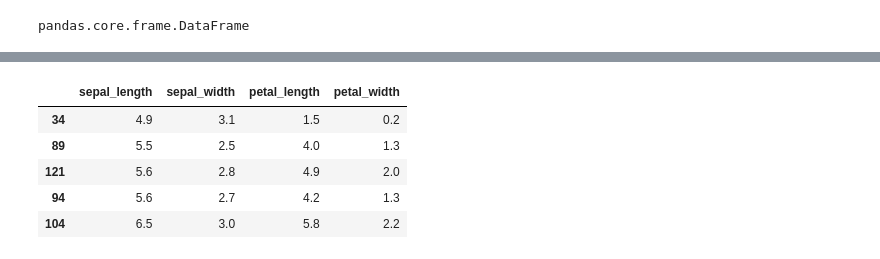
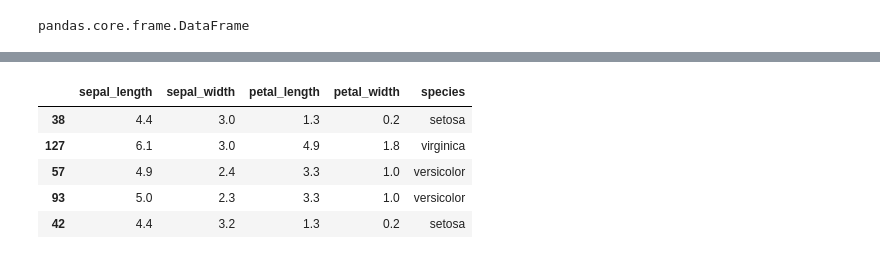
Before and after one commit to rolester/AzureMLModelExplain, a Jupyter notebook: AutoML-Iris-In-Notebook.ipynb, the cells around one changed output, grey strips where cells are left out. Cells and saved outputs as stored; diff of their text form; code cells hidden in the pictures.

```diff
--- a/AutoML-Iris-In-Notebook.ipynb
+++ b/AutoML-Iris-In-Notebook.ipynb
@@ -9,12 +9,31 @@ SDK version: 1.0.83
 # %%
-subscription_id = '6a0ec27b-1203-46fe-ade0-8c3003d5e4bc'
-resource_group  = 'PythonSDK'
-workspace_name  = 'pythonsdkworkspace'
+import pandas as pd
+#subscription_id = '6a0ec27b-1203-46fe-ade0-8c3003d5e4bc'
+#resource_group  = 'MLServiceWrokspace'
+#workspace_name  = 'MLServiceWrokspace'
 
-try:
-    ws = Workspace(subscription_id = subscription_id, resource_group = resource_group, workspace_name = workspace_name)
-    ws.write_config()
-    print('Library configuration succeeded')
-except:
-    print('Workspace not found')
+#try:
+#    ws = Workspace(subscription_id = subscription_id, resource_group = resource_group, workspace_name = workspace_name)
+#    ws.write_config()
+#    print('Library configuration succeeded')
+#except:
+#    print('Workspace not found')
+
+
+ws = Workspace.from_config()
+
+# choose a name for experiment
+experiment_name = 'automl-classification-ccard-local'
+
+experiment=Experiment(ws, experiment_name)
+
+output = {}
+output['Subscription ID'] = ws.subscription_id
+output['Workspace'] = ws.name
+output['Resource Group'] = ws.resource_group
+output['Location'] = ws.location
+output['Experiment Name'] = experiment.name
+pd.set_option('display.max_colwidth', -1)
+outputDf = pd.DataFrame(data = output, index = [''])
+outputDf.T
 # %% [output]
@@ -51,3 +83,6 @@ X_train, X_test, y_train, y_test = train_test_split(X, y,
+# %%
+from sklearn.model_selection import train_test_split
+train, test = train_test_split(iris, test_size=0.2, random_state=42, shuffle=True, stratify=iris["species"])
 # %%
 ##If we were not using 'preprocess = True' then we would have to convert to a numeric
 
@@ -75,9 +126,9 @@ X_test = X_test.astype(np.float)
 # %%
-X_test.head()
+test.head()
 # %% [output]
-|  | sepal_length | sepal_width | petal_length | petal_width |
-| 34 | 4.9 | 3.1 | 1.5 | 0.2 |
-| 89 | 5.5 | 2.5 | 4.0 | 1.3 |
-| 121 | 5.6 | 2.8 | 4.9 | 2.0 |
-| 94 | 5.6 | 2.7 | 4.2 | 1.3 |
-| 104 | 6.5 | 3.0 | 5.8 | 2.2 |
+|  | sepal_length | sepal_width | petal_length | petal_width | species |
+| 38 | 4.4 | 3.0 | 1.3 | 0.2 | setosa |
+| 127 | 6.1 | 3.0 | 4.9 | 1.8 | virginica |
+| 57 | 4.9 | 2.4 | 3.3 | 1.0 | versicolor |
+| 93 | 5.0 | 2.3 | 3.3 | 1.0 | versicolor |
+| 42 | 4.4 | 3.2 | 1.3 | 0.2 | setosa |
```
Also changed, not shown: parts of 24 cells of this notebook, 30 other files.
